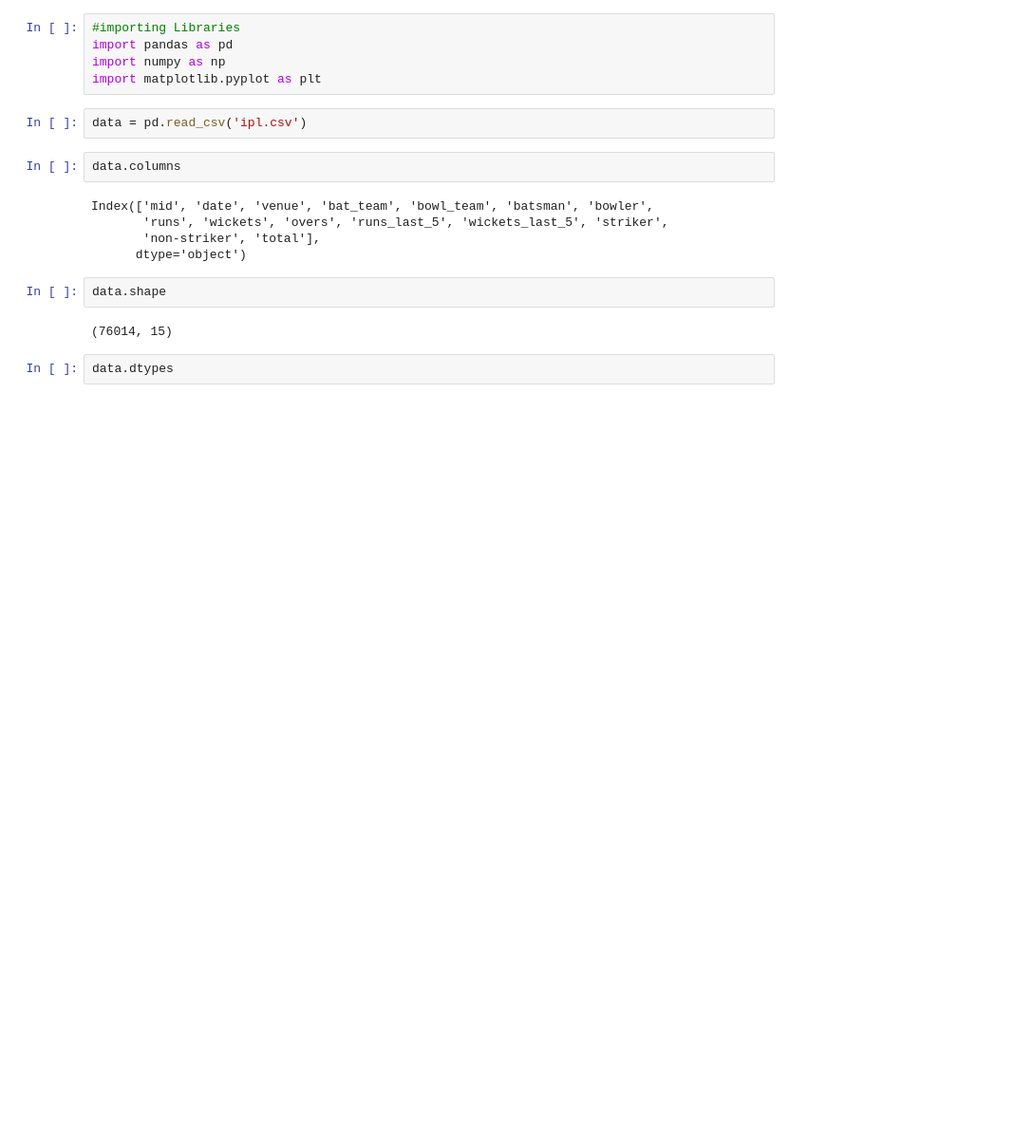
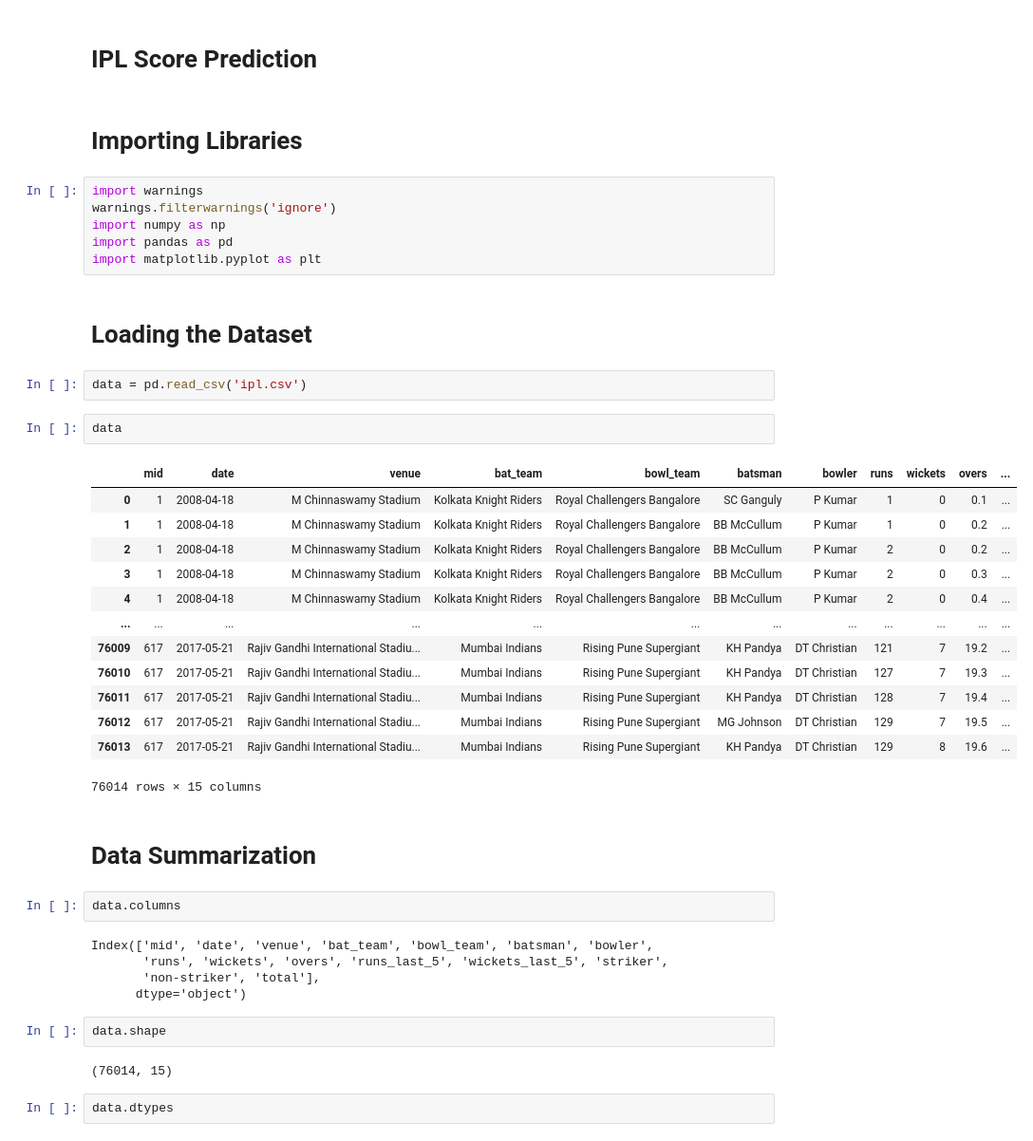
Before and after one commit to TAM-VIT/IPL_Score_Prediction, a Jupyter notebook: IPL.ipynb, the cells around one changed output. Shown at 95% size. Saved outputs shown, nothing was run; the diff lists cells and outputs as text; blank space fills up the shorter version.

```diff
--- a/IPL.ipynb
+++ b/IPL.ipynb
@@ -1,10 +3,35 @@
+# %% [markdown]
+# IPL Score Prediction
+# %% [markdown]
+# Importing Libraries
 # %%
-#importing Libraries
+import warnings
+warnings.filterwarnings('ignore')
+import numpy as np
 import pandas as pd
-import numpy as np
 import matplotlib.pyplot as plt
+# %% [markdown]
+# Loading the Dataset
 # %%
 data = pd.read_csv('ipl.csv')
+# %%
+data
+# %% [output]
+|  | mid | date | venue | bat_team | bowl_team | batsman | bowler | runs | wickets | overs | ... |
+| 0 | 1 | 2008-04-18 | M Chinnaswamy Stadium | Kolkata Knight Riders | Royal Challengers Bangalore | SC Ganguly | P Kumar | 1 | 0 | 0.1 | ... |
+| 1 | 1 | 2008-04-18 | M Chinnaswamy Stadium | Kolkata Knight Riders | Royal Challengers Bangalore | BB McCullum | P Kumar | 1 | 0 | 0.2 | ... |
+| 2 | 1 | 2008-04-18 | M Chinnaswamy Stadium | Kolkata Knight Riders | Royal Challengers Bangalore | BB McCullum | P Kumar | 2 | 0 | 0.2 | ... |
+| 3 | 1 | 2008-04-18 | M Chinnaswamy Stadium | Kolkata Knight Riders | Royal Challengers Bangalore | BB McCullum | P Kumar | 2 | 0 | 0.3 | ... |
+| 4 | 1 | 2008-04-18 | M Chinnaswamy Stadium | Kolkata Knight Riders | Royal Challengers Bangalore | BB McCullum | P Kumar | 2 | 0 | 0.4 | ... |
+| ... | ... | ... | ... | ... | ... | ... | ... | ... | ... | ... | ... |
+| 76009 | 617 | 2017-05-21 | Rajiv Gandhi International Stadiu... | Mumbai Indians | Rising Pune Supergiant | KH Pandya | DT Christian | 121 | 7 | 19.2 | ... |
+| 76010 | 617 | 2017-05-21 | Rajiv Gandhi International Stadiu... | Mumbai Indians | Rising Pune Supergiant | KH Pandya | DT Christian | 127 | 7 | 19.3 | ... |
+| 76011 | 617 | 2017-05-21 | Rajiv Gandhi International Stadiu... | Mumbai Indians | Rising Pune Supergiant | KH Pandya | DT Christian | 128 | 7 | 19.4 | ... |
+| 76012 | 617 | 2017-05-21 | Rajiv Gandhi International Stadiu... | Mumbai Indians | Rising Pune Supergiant | MG Johnson | DT Christian | 129 | 7 | 19.5 | ... |
+| 76013 | 617 | 2017-05-21 | Rajiv Gandhi International Stadiu... | Mumbai Indians | Rising Pune Supergiant | KH Pandya | DT Christian | 129 | 8 | 19.6 | ... |
+76014 rows × 15 columns
+# %% [markdown]
+# Data Summarization
 # %%
 data.columns
 # %% [output]
```
Also changed, not shown: parts of 69 cells of this notebook, 3 other files.
